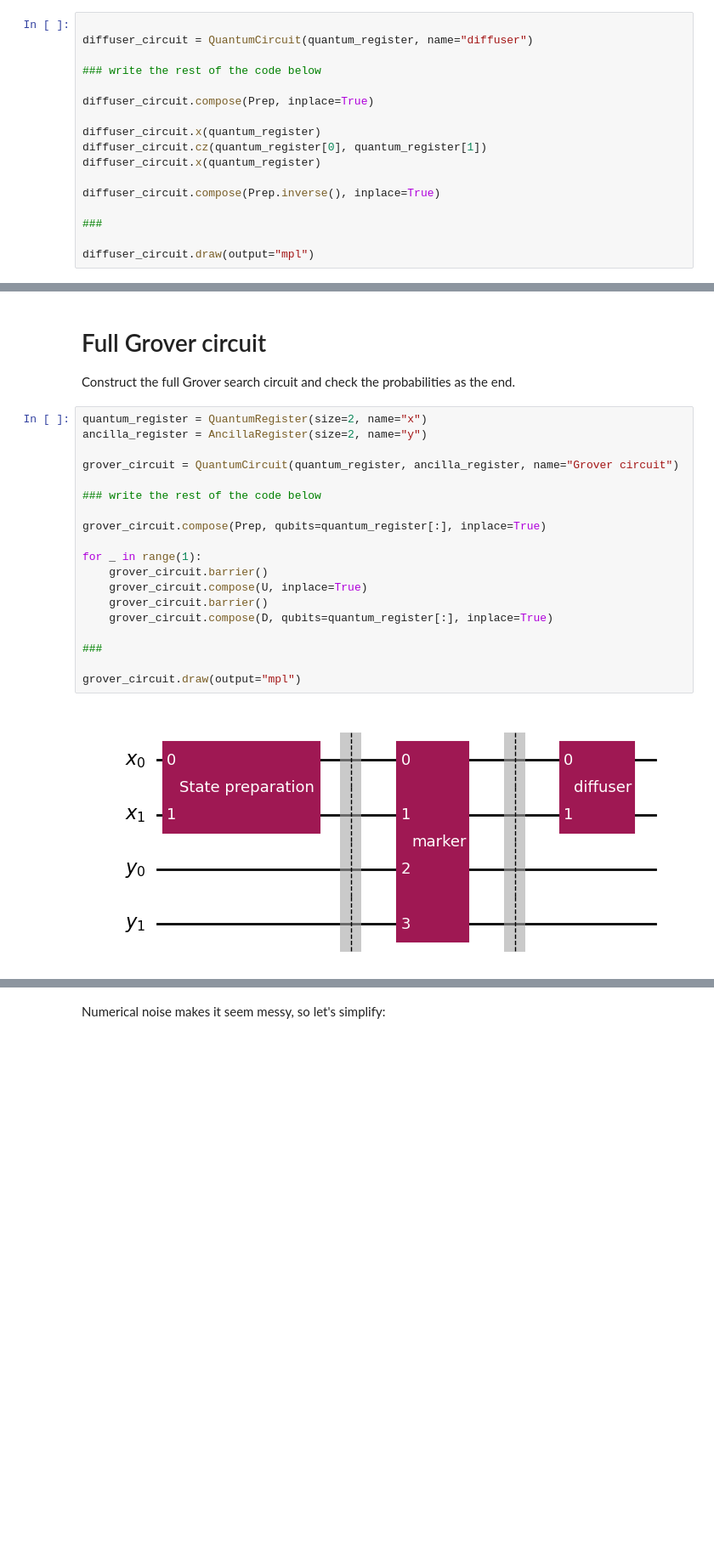
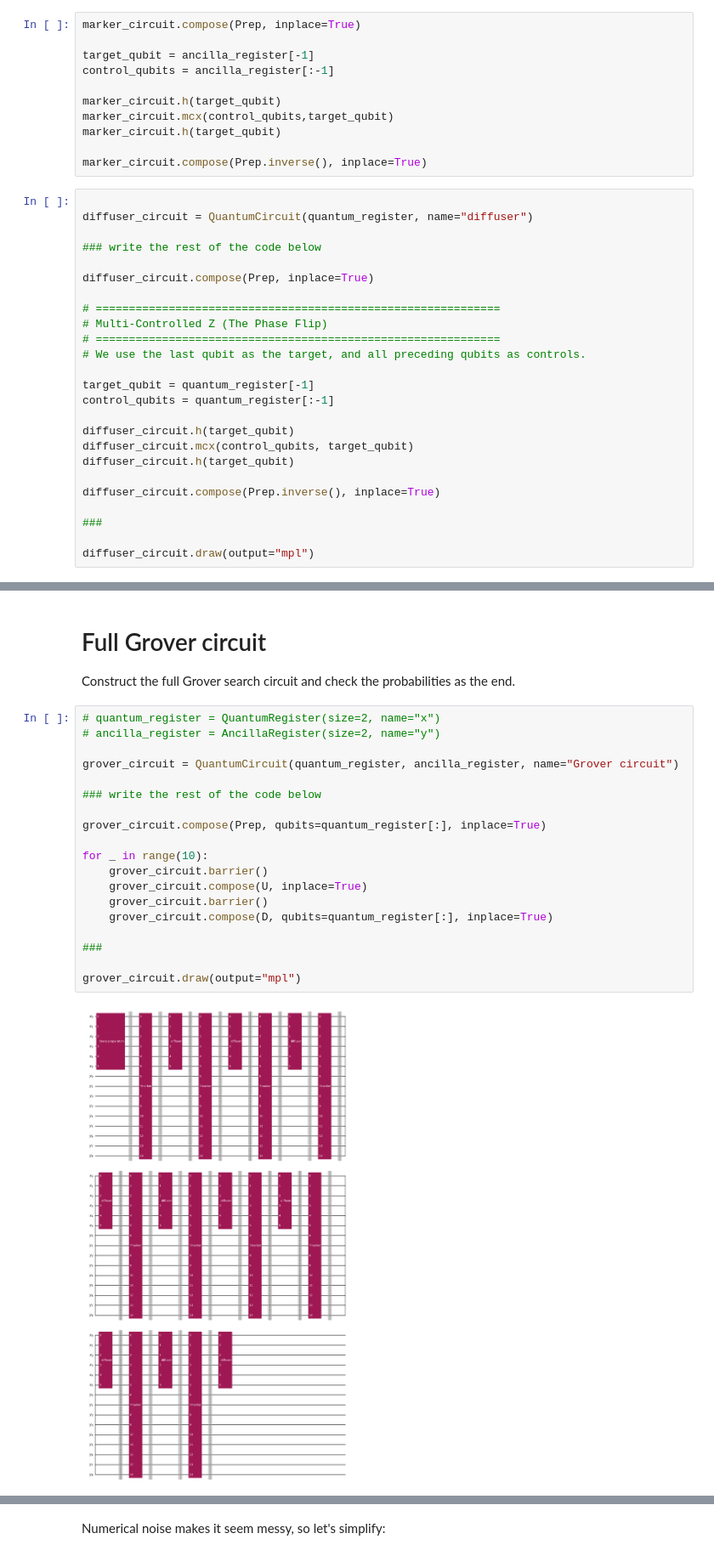
Before and after one commit to CatCan55/SudokuGrover, a Jupyter notebook: Sudoku_solver_with_Grover.ipynb, the cells around one changed output, grey strips where cells are left out. Shown at 85% size. Saved outputs shown, nothing was run; the diff lists cells and outputs as text; blank space fills up the shorter version.

```diff
--- a/Sudoku_solver_with_Grover.ipynb
+++ b/Sudoku_solver_with_Grover.ipynb
@@ -89,3 +203,14 @@ NameError: name 'A' is not defined
+# %%
+marker_circuit.compose(Prep, inplace=True)
+
+target_qubit = ancilla_register[-1]
+control_qubits = ancilla_register[:-1]
+
+marker_circuit.h(target_qubit)
+marker_circuit.mcx(control_qubits,target_qubit)
+marker_circuit.h(target_qubit)
+
+marker_circuit.compose(Prep.inverse(), inplace=True)
 # %%
 
 diffuser_circuit = QuantumCircuit(quantum_register, name="diffuser")
@@ -94,9 +219,17 @@ diffuser_circuit = QuantumCircuit(quantum_register, name="diffuser")
 
 diffuser_circuit.compose(Prep, inplace=True)
 
-diffuser_circuit.x(quantum_register)
-diffuser_circuit.cz(quantum_register[0], quantum_register[1])
-diffuser_circuit.x(quantum_register)
+# =============================================================
+# Multi-Controlled Z (The Phase Flip)
+# =============================================================
+# We use the last qubit as the target, and all preceding qubits as controls.
+
+target_qubit = quantum_register[-1]
+control_qubits = quantum_register[:-1]
+
+diffuser_circuit.h(target_qubit)
+diffuser_circuit.mcx(control_qubits, target_qubit)
+diffuser_circuit.h(target_qubit)
 
 diffuser_circuit.compose(Prep.inverse(), inplace=True)
 
@@ -125,26 +258,26 @@ K
 
 Construct the full Grover search circuit and check the probabilities as the end.
 # %%
-quantum_register = QuantumRegister(size=2, name="x")
-ancilla_register = AncillaRegister(size=2, name="y")
+# quantum_register = QuantumRegister(size=2, name="x")
+# ancilla_register = AncillaRegister(size=2, name="y")
 
 grover_circuit = QuantumCircuit(quantum_register, ancilla_register, name="Grover circuit")
 
 ### write the rest of the code below
 
 grover_circuit.compose(Prep, qubits=quantum_register[:], inplace=True)
 
-for _ in range(1):
+for _ in range(10):
     grover_circuit.barrier()
     grover_circuit.compose(U, inplace=True)
     grover_circuit.barrier()
     grover_circuit.compose(D, qubits=quantum_register[:], inplace=True)
 
 ###
 
 grover_circuit.draw(output="mpl")
 # %% [output]
-[figure, old version]
+[figure, new version]
 # %%
 psi = Statevector(grover_circuit)
 psi.probabilities()
```
Also changed, not shown: parts of 14 cells of this notebook.
